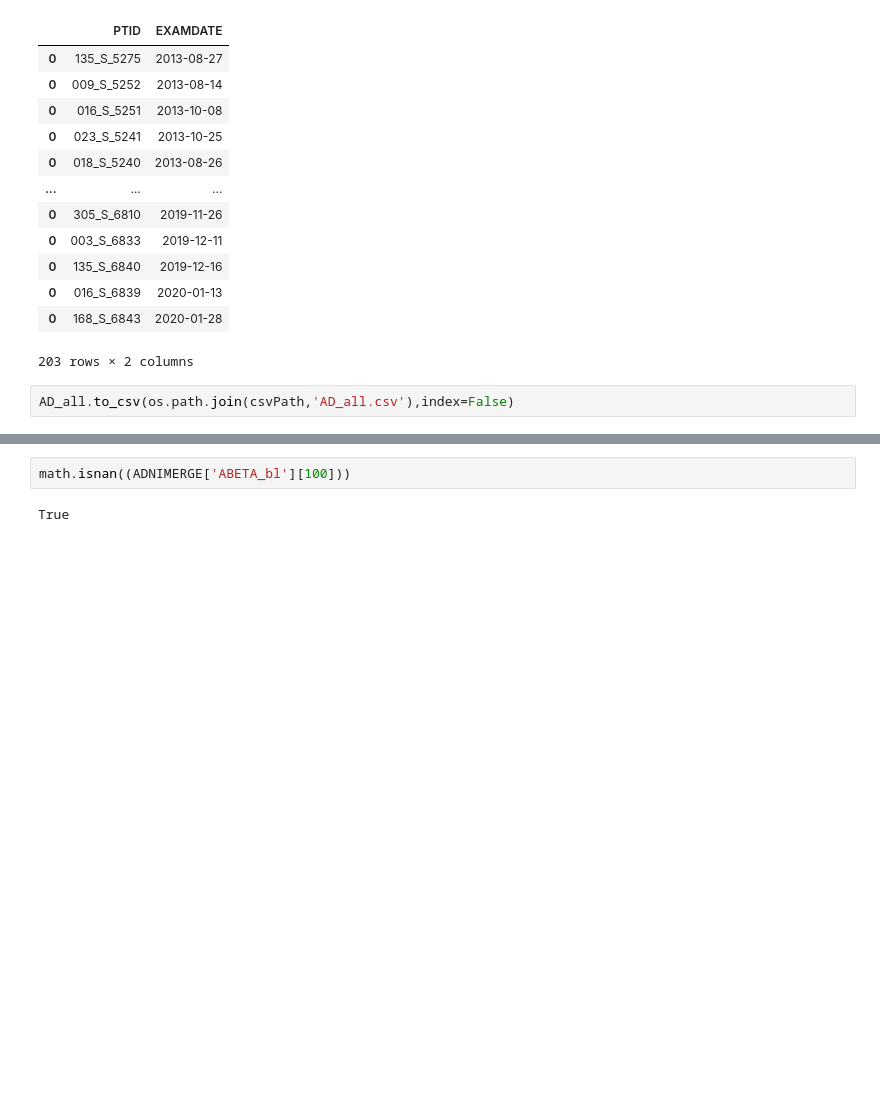
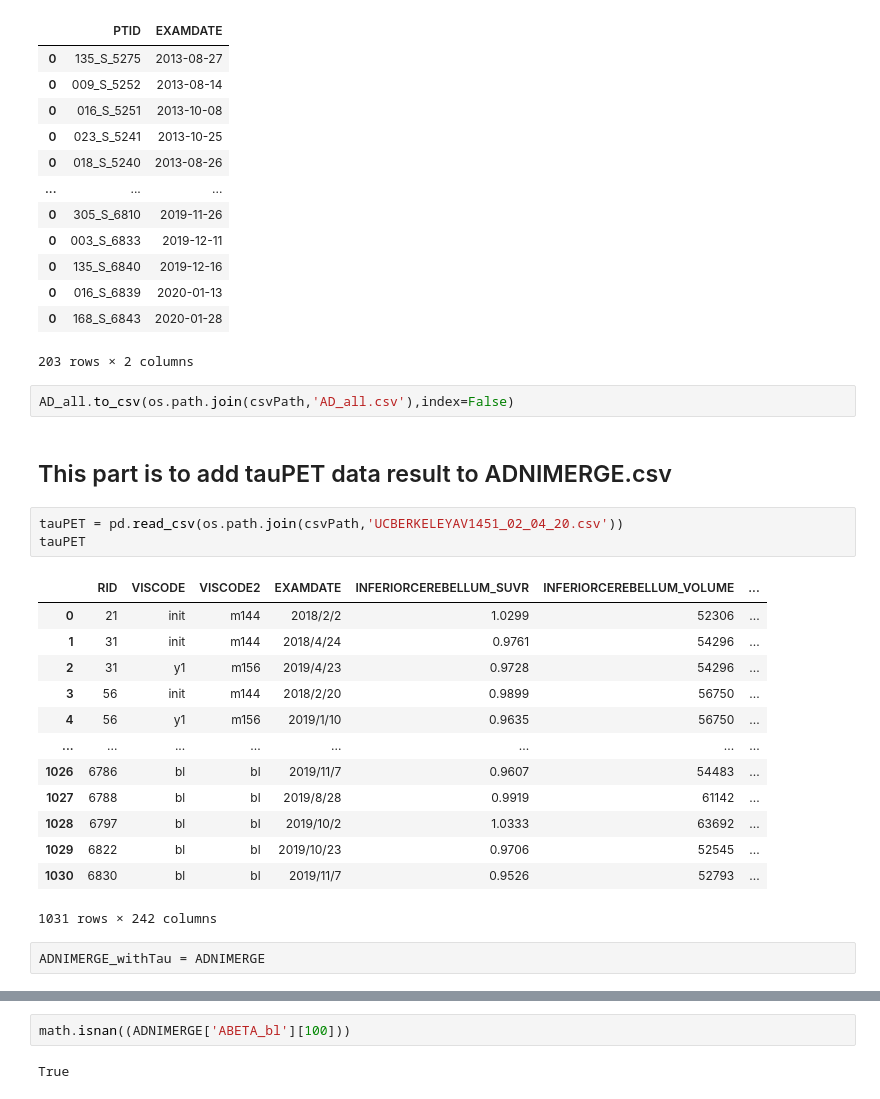
Before and after one commit to ulysses1881826/neuroScript, a Jupyter notebook: makeSpecificPeopleCSV.ipynb, the cells around one changed output, grey strips where cells are left out. Cells and saved outputs as stored; diff of their text form; blank space fills up the shorter version.

Commit message:
add data

```diff
--- a/makeSpecificPeopleCSV.ipynb
+++ b/makeSpecificPeopleCSV.ipynb
@@ -241,3 +241,24 @@ AD_all
 203 rows × 2 columns
 # %%
 AD_all.to_csv(os.path.join(csvPath,'AD_all.csv'),index=False)
+# %% [markdown]
+## This part is to add tauPET data result to ADNIMERGE.csv
+# %%
+tauPET = pd.read_csv(os.path.join(csvPath,'UCBERKELEYAV1451_02_04_20.csv'))
+tauPET
+# %% [output]
+|  | RID | VISCODE | VISCODE2 | EXAMDATE | INFERIORCEREBELLUM_SUVR | INFERIORCEREBELLUM_VOLUME | ... |
+| 0 | 21 | init | m144 | 2018/2/2 | 1.0299 | 52306 | ... |
+| 1 | 31 | init | m144 | 2018/4/24 | 0.9761 | 54296 | ... |
+| 2 | 31 | y1 | m156 | 2019/4/23 | 0.9728 | 54296 | ... |
+| 3 | 56 | init | m144 | 2018/2/20 | 0.9899 | 56750 | ... |
+| 4 | 56 | y1 | m156 | 2019/1/10 | 0.9635 | 56750 | ... |
+| ... | ... | ... | ... | ... | ... | ... | ... |
+| 1026 | 6786 | bl | bl | 2019/11/7 | 0.9607 | 54483 | ... |
+| 1027 | 6788 | bl | bl | 2019/8/28 | 0.9919 | 61142 | ... |
+| 1028 | 6797 | bl | bl | 2019/10/2 | 1.0333 | 63692 | ... |
+| 1029 | 6822 | bl | bl | 2019/10/23 | 0.9706 | 52545 | ... |
+| 1030 | 6830 | bl | bl | 2019/11/7 | 0.9526 | 52793 | ... |
+1031 rows × 242 columns
+# %%
+ADNIMERGE_withTau = ADNIMERGE
```
Also changed, not shown: parts of 6 cells of this notebook, 2 other files.
